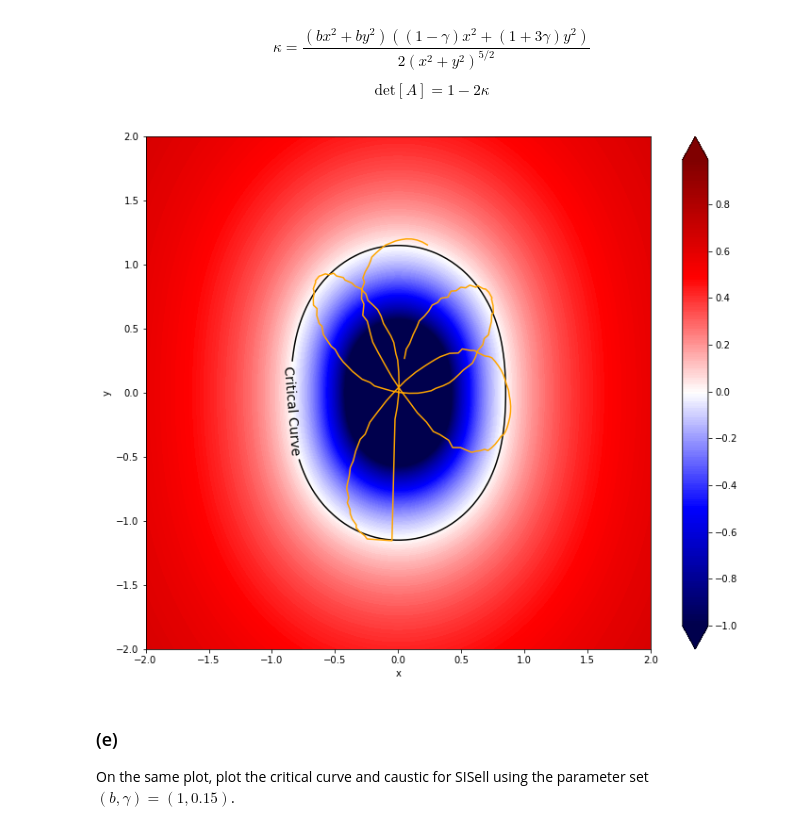
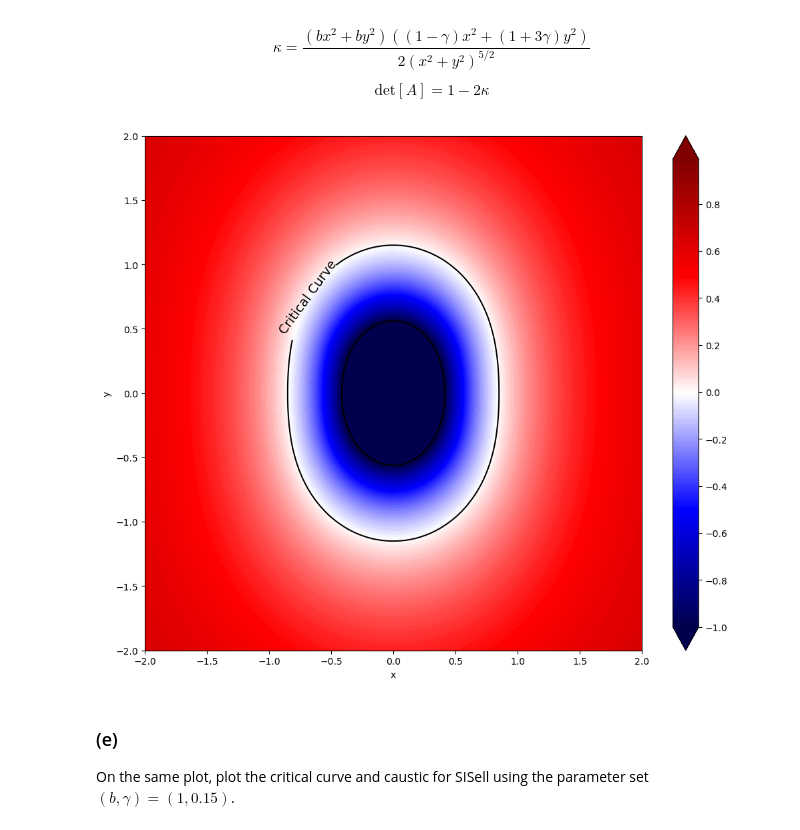
Before and after one commit to tylerbarna/AST8110, a Jupyter notebook: pset04/pset04.ipynb, the cells around one changed output. Drawn from its saved outputs; the diff is of its cells as text; code cells hidden in the pictures.

Commit message:
determinant-caustic as the z doesn't work

```diff
--- a/pset04/pset04.ipynb
+++ b/pset04/pset04.ipynb
@@ -95,45 +95,47 @@ def det(x,y,b,gamma): ## determinant
 def deflection(x,y,b,gamma): ## deflection
     def_x = (b*x/np.sqrt(x**2+y**2)) * (1 + gamma * (x**2+3*y**2)/(x**2+y**2))
     def_y = (b*y/np.sqrt(x**2+y**2)) * (1 + gamma * (3*x**2+y**2)/(x**2+y**2))
-    X_def, Y_def = np.meshgrid(x-def_x, y-def_y)
+    alpha = np.sqrt(def_x**2 + def_y**2)
+    #X_def, Y_def = np.meshgrid(x-def_x, y-def_y)
     #print(deflection)
     #deflection = np.meshgrid([def_x, def_y])
     #deflection = np.sqrt(def_x**2 + def_y**2)
-    return np.array([def_x, def_y])
+    return alpha
 
 
 ## plot for gamma = 0.05
 fig, ax = plt.subplots(figsize=(12,10))
-#ax.axis('off')
+
 curve = ax.contour(X,Y,det(X,Y,1,0.05),levels=[0],colors='black')
-#curve2 = ax.contour(X,Y,caustic(X,Y,1,0.05),levels=[0],colors='black')
+curve2 = ax.contour(X,Y,det(X,Y,1,0.05)-deflection(X,Y,1,0.05),levels=[0],colors='black')
 cbar = ax.contourf(X,Y,det(X,Y,1,0.05),np.arange(-1,1,.01),cmap='seismic',extend='both')
 
 ## calculate the caustic
-cc = curve.collections[0].get_paths()[0].vertices
-caus = cc * deflection(cc[:,0],cc[:,1],1,0.05).reshape(197,2)
-ax.plot(caus[:,0],caus[:,1],color='orange')
-X_c, Y_c = np.meshgrid(caus[:,0], caus[:,1])
+# cc = curve.collections[0].get_paths()[0].vertices
+# print(cc.shape)
+# caus = cc - deflection(cc[:,0],cc[:,1],1,0.05).reshape(cc.shape)
+# ax.plot(caus[:,0],caus[:,1],color='orange')
+# X_c, Y_c = np.meshgrid(caus[:,0], caus[:,1])
 #ax.contour(caus[:,0],caus[:,1],det(caus[:,0],caus[:,1],1,0.05),levels=[0],colors='black')
 #ax.contour(X_c,Y_c,det(X,Y,1,0.05),levels=[0],colors='black')
 #caus = cc - deflection(cc[:,0],cc[:,1],1,0.05)
 #ax.contour(X,Y,deflection(X,Y,1,0.05),np.arange(-1,1,.01),cmap='seismic',extend='both')
 #print(caus)
 #ax.plot(caus[:,0],caus[:,1],color='black',linewidth=2)
 
 curveLabel = ['Critical Curve']
 fmt = {}
 for l, s in zip(curve.levels, curveLabel):
     fmt[l] = s
 ax.clabel(curve, curve.levels,fmt=fmt,inline=True,fontsize=14)
 
 fig.colorbar(cbar,ax=ax);
 ax.set_xlabel('x',fontsize=10)
 ax.set_ylabel('y',fontsize=10)
 
 plt.show()
 # %% [output]
-[figure, old version]
+[figure, new version]
 # %% [markdown]
 ### (e)
 
```
